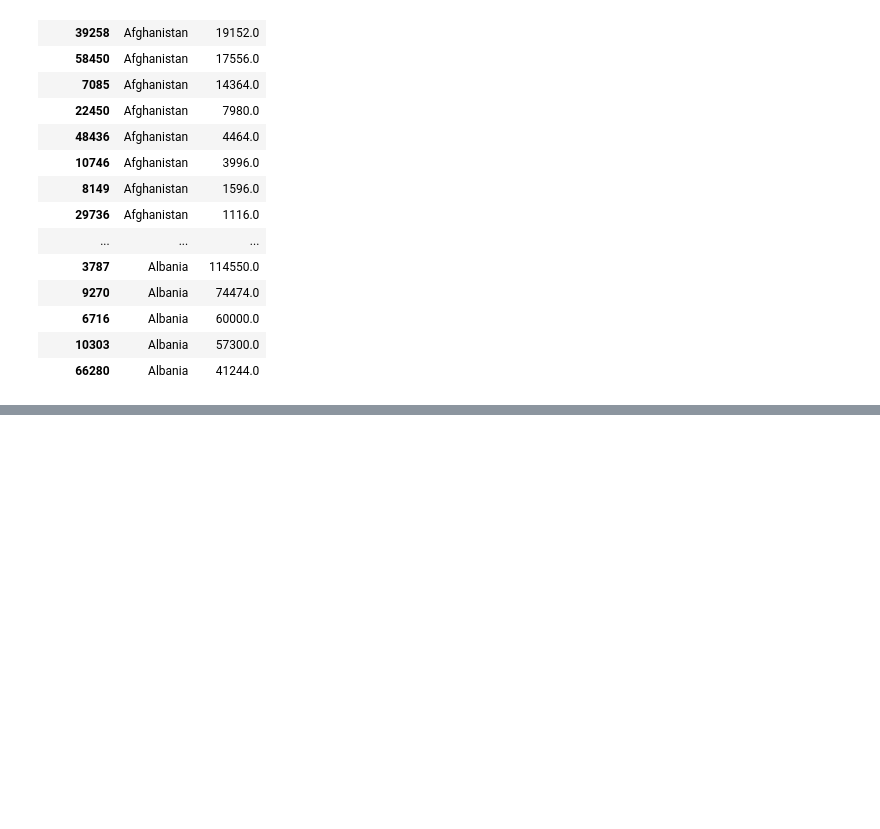
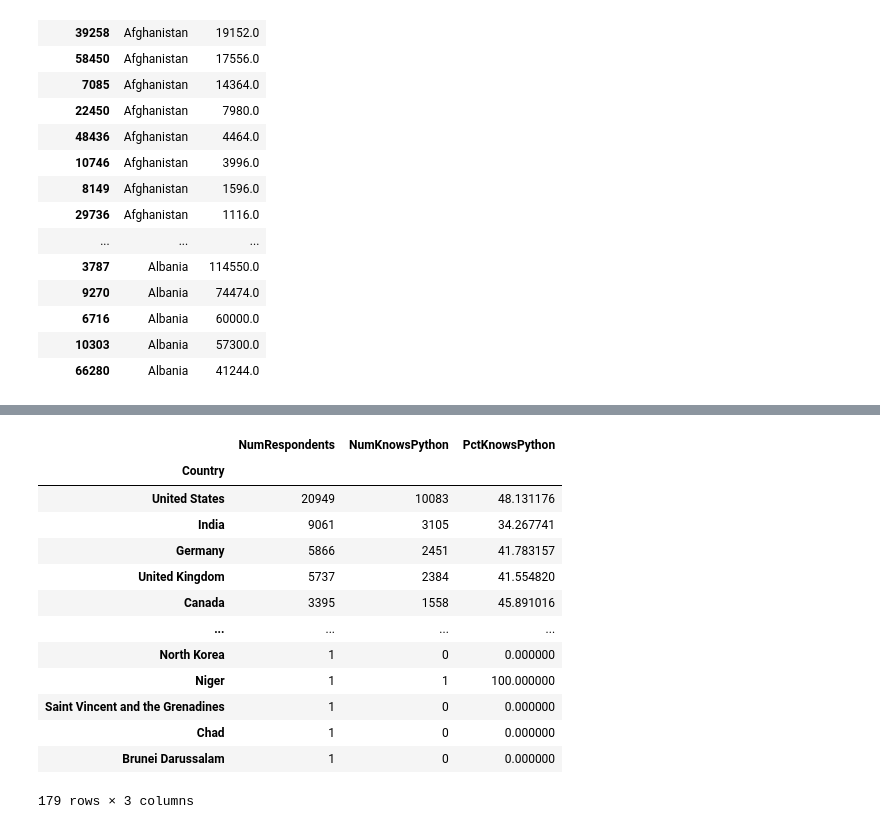
Before and after one commit to barissucuoglu/Data-Science-Playground, a Jupyter notebook: Pandas/Pandas.ipynb, the cells around one changed output, grey strips where cells are left out. Saved outputs shown, nothing was run; the diff lists cells and outputs as text; code cells hidden in the pictures; blank space fills up the shorter version.

```diff
--- a/Pandas/Pandas.ipynb
+++ b/Pandas/Pandas.ipynb
@@ -360,0 +633,17 @@ df.nlargest(10, "SalaryUSD")
+# %%
+python_df
+# %% [output]
+|  | NumRespondents | NumKnowsPython | PctKnowsPython |
+| Country |  |  |  |
+| United States | 20949 | 10083 | 48.131176 |
+| India | 9061 | 3105 | 34.267741 |
+| Germany | 5866 | 2451 | 41.783157 |
+| United Kingdom | 5737 | 2384 | 41.554820 |
+| Canada | 3395 | 1558 | 45.891016 |
+| ... | ... | ... | ... |
+| North Korea | 1 | 0 | 0.000000 |
+| Niger | 1 | 1 | 100.000000 |
+| Saint Vincent and the Grenadines | 1 | 0 | 0.000000 |
+| Chad | 1 | 0 | 0.000000 |
+| Brunei Darussalam | 1 | 0 | 0.000000 |
+179 rows × 3 columns
```
Also changed, not shown: parts of 30 cells of this notebook, 1 other file.
